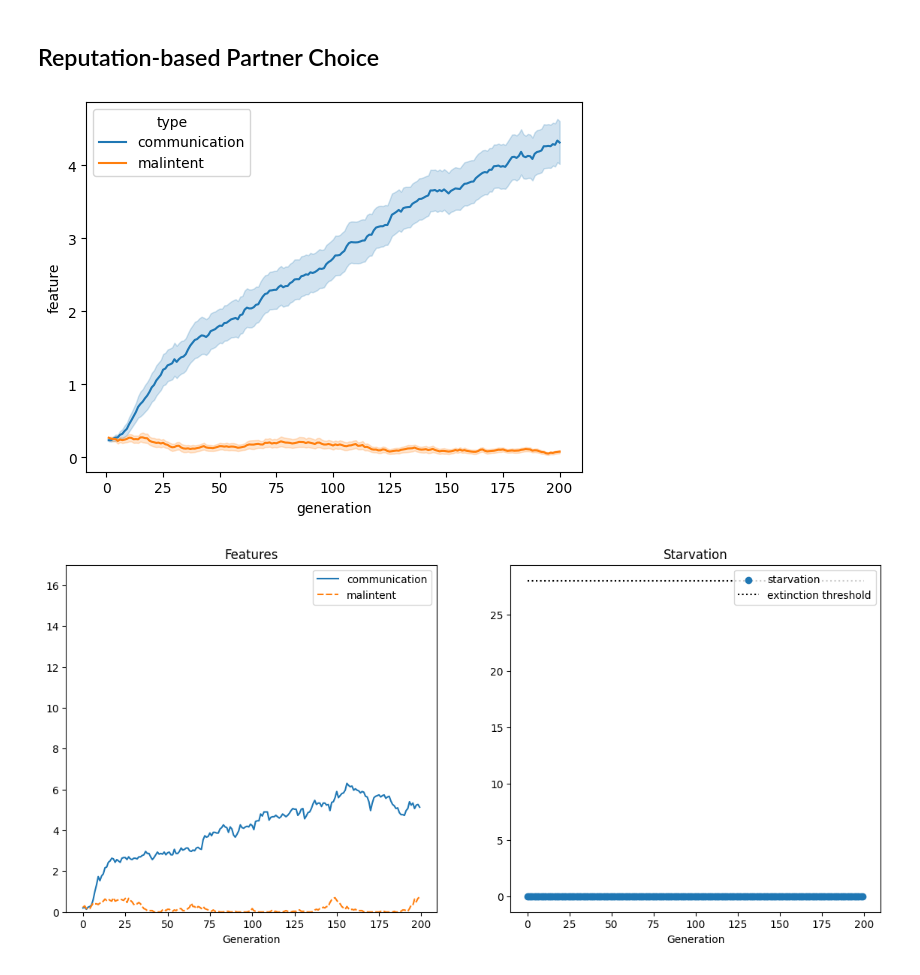
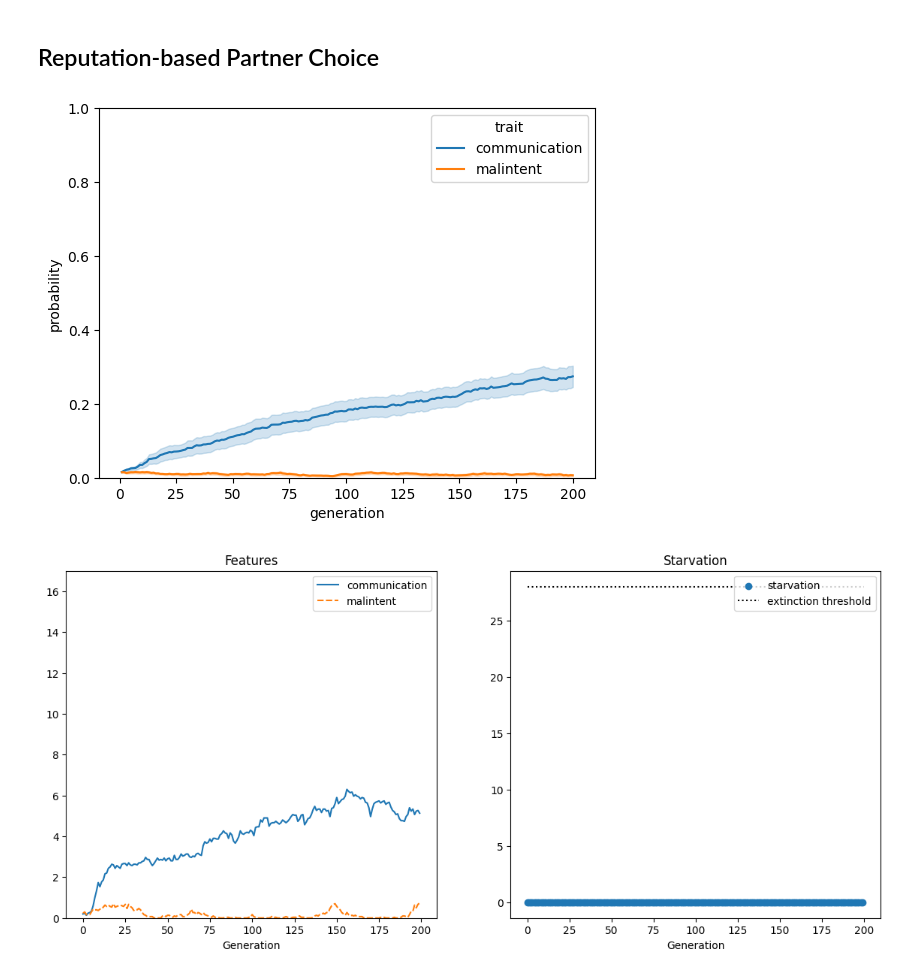
Before and after one commit to philipp-hellwig/evolution-cooperation, a Jupyter notebook: simulations/Biological Models.ipynb, the cells around one changed output. Saved outputs shown, nothing was run; the diff lists cells and outputs as text; code cells hidden in the pictures.

```diff
--- a/simulations/Biological Models.ipynb
+++ b/simulations/Biological Models.ipynb
@@ -278,18 +281,17 @@ def reproduce(population: list[Agent], mu: float, reputation=False, size=1):
     return offspring
 
 
-def simulate_generation(num_food_opportunities: int, num_generations:int, population_size:int, reputation_reproduction: bool, mu=0.01, **class_variables):
+def simulate_rbpc_evolution(num_food_opportunities: int, num_generations:int, population_size:int, reputation_reproduction: bool, mu=0.01, **class_variables):
     # adjust class variables if given:
     Agent.set_class_variables(**class_variables)
 
     # set up df to collect data:
-    features = pd.DataFrame(columns=["generation", "feature", "type"])
+    features = pd.DataFrame(columns=["generation", "probability", "trait"])
 
     #initialize first generation
     current_gen = [Agent(mu) for _ in range(population_size)]
 
-    for gen in tqdm(range(1, (num_generations+1))):
-        initial_generation_population_size = len(current_gen)
+    for gen in range(1, (num_generations+1)):
         for food_opportunity in range(1, (num_food_opportunities+1)):
             # apply food decay and food opportunities:
             for agent in current_gen:
@@ -301,10 +303,10 @@ def simulate_generation(num_food_opportunities: int, num_generations:int, popula
                 current_gen = [agent for agent in current_gen if not agent.starve()]
 
         # record population level features/ statistics:
-        communication, malintent = [],[]
+        communication, malintent = [], []
         for agent in current_gen:
-            communication.append(agent.communication)
-            malintent.append(agent.malintent)
+            communication.append(agent.prob_communication)
+            malintent.append(agent.prob_malintent)
 
         features.loc[len(features.index)] = [gen, np.mean(communication) if len(current_gen) > 0 else None, "communication"]
 
@@ -314,35 +316,16 @@ def simulate_generation(num_food_opportunities: int, num_generations:int, popula
         current_gen = reproduce(current_gen, mu, reputation=reputation_reproduction, size=population_size)
 
     return features
-
-def plot_simulation_stats(simulation_stats):
-    fig, ax = plt.subplots(1,2, figsize=(14,6))
-    _ = sns.lineplot(data=simulation_stats.loc[:, simulation_stats.columns!="starvation"], ax=ax[0])
-    _ = ax[0].set_xlabel("Generation")
-    _ = ax[0].set_title("Features")
-    _ = ax[0].set_ylim(0,17)
-    _ = ax[1].scatter(simulation_stats.index, simulation_stats["starvation"])
-    _ = ax[1].set_xlabel("Generation")
-    _ = ax[1].set_title("Starvation")
-    _ = ax[1].hlines(28, 0, 200, color="black", linestyles="dotted")
-    _ = ax[1].legend(["starvation", "extinction threshold"])
-    plt.show()
-
-def plot_averaged_simulations(simulations: list[pd.DataFrame]):
-    concatenated = pd.concat(simulations)
-    _ = sns.lineplot(data=concatenated, x="generation", y="feature", hue="type", errorbar=("se", 1))
-    _ = plt.ylim(0,17)
-    plt.show()
 # %% [markdown]
 ## Reputation-based Partner Choice
 # %%
 # Simulation with reputation-based reproduction
 rbpc_sims = []
-for _ in tqdm(range(30)):
-    rbpc_sims.append(simulate_generation(num_food_opportunities=30, num_generations=200, population_size=30, reputation_reproduction=True))
+for _ in tqdm(range(20)):
+    rbpc_sims.append(simulate_rbpc_evolution(num_food_opportunities=30, num_generations=200, population_size=30, reputation_reproduction=True))
 plot_averaged_simulations(rbpc_sims)
 # %% [output]
-[figure, old version]
+[figure, new version]
 # %%
 # Simulation with reputation-based reproduction
 sim_reputation = simulate_generation(num_food_opportunities=30, num_generations=200, population_size=30, reputation_reproduction=True)
```
Also changed, not shown: parts of 10 cells of this notebook, 6 other files.
